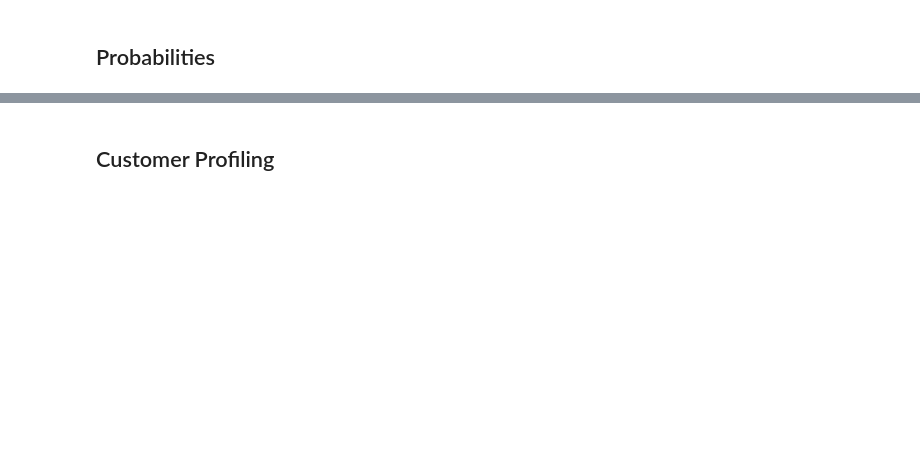
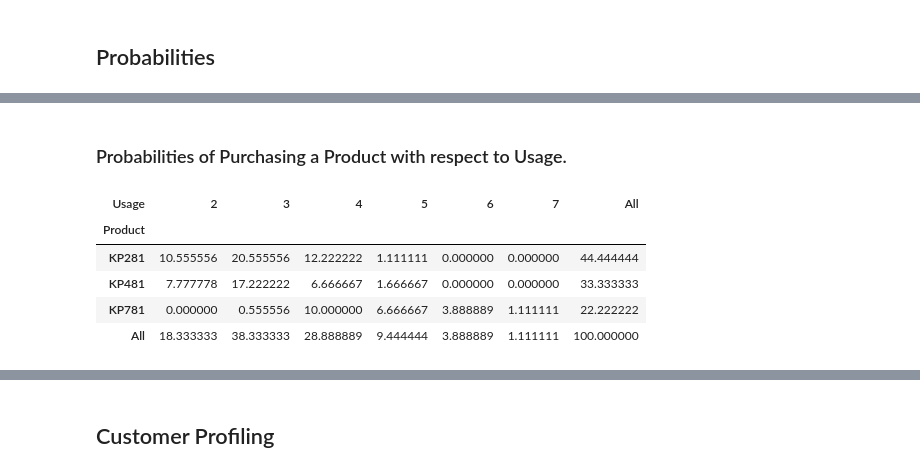
Before and after one commit to 2k4sm/aerofitAnalysis, a Jupyter notebook: aerofit_analysis.ipynb, the cells around one changed output, grey strips where cells are left out. Saved outputs shown, nothing was run; the diff lists cells and outputs as text; code cells hidden in the pictures; blank space fills up the shorter version.

```diff
--- a/aerofit_analysis.ipynb
+++ b/aerofit_analysis.ipynb
@@ -653,0 +711,11 @@ sns.pairplot(df,hue="Product",palette="husl")
+# %% [markdown]
+### Probabilities of Purchasing a Product with respect to Usage.
+# %%
+pd.crosstab(index=df_copy["Product"],columns=df["Usage"],margins=True,normalize=True)*100
+# %% [output]
+| Usage | 2 | 3 | 4 | 5 | 6 | 7 | All |
+| Product |  |  |  |  |  |  |  |
+| KP281 | 10.555556 | 20.555556 | 12.222222 | 1.111111 | 0.000000 | 0.000000 | 44.444444 |
+| KP481 | 7.777778 | 17.222222 | 6.666667 | 1.666667 | 0.000000 | 0.000000 | 33.333333 |
+| KP781 | 0.000000 | 0.555556 | 10.000000 | 6.666667 | 3.888889 | 1.111111 | 22.222222 |
+| All | 18.333333 | 38.333333 | 28.888889 | 9.444444 | 3.888889 | 1.111111 | 100.000000 |
```
Also changed, not shown: parts of 23 cells of this notebook.
